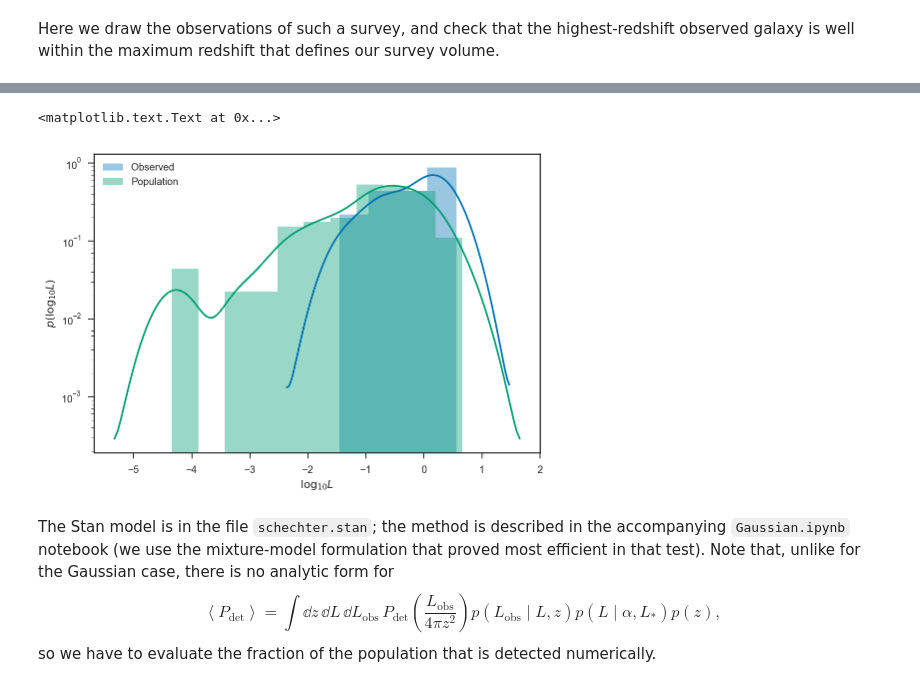
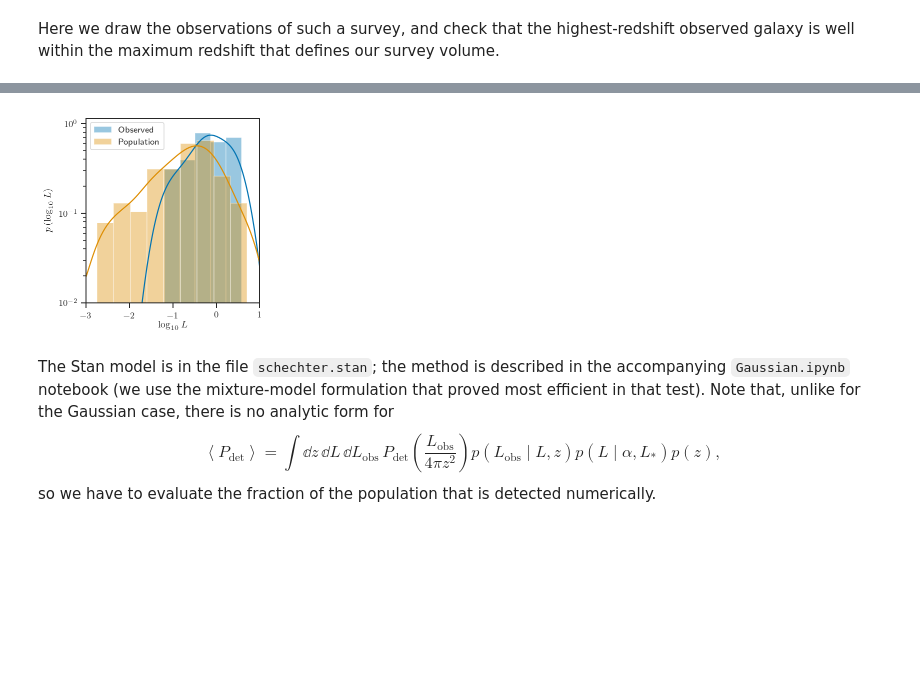
Before and after one commit to farr/SelectionExample, a Jupyter notebook: Schechter.ipynb, the cells around one changed output, grey strips where cells are left out. Saved outputs shown, nothing was run; the diff lists cells and outputs as text; code cells hidden in the pictures; blank space fills up the shorter version.

Commit message:
Re-parameterize Schechter fit for efficiency, also re-generate figures for Mandel, Farr & Gair.

```diff
--- a/Schechter.ipynb
+++ b/Schechter.ipynb
@@ -15,5 +18,5 @@ import scipy.special as sp
 Populating the interactive namespace from numpy and matplotlib
 # %%
 sns.set_style('ticks')
-sns.set_context('notebook')
+sns.set_context('paper')
 sns.set_palette('colorblind')
@@ -20,3 +25,8 @@ sns.set_palette('colorblind')
+# %%
+pts_per_inch = 72.0
+colwidth = 240.0/pts_per_inch
+mpl.rcParams['figure.figsize'] = (colwidth, colwidth)
+mpl.rcParams['text.usetex'] = True
 # %% [markdown]
 Here is a more extensive example that illustrates fitting a the parameters of a Schechter galaxy luminosity function from a flux-limited galaxy survey.
 
@@ -88,13 +98,17 @@ Found 24 galaxies and missed 80 galaxies out to z = 2.0
 # %%
 sns.distplot(log10(Ls), label="Observed")
 sns.distplot(log10(draw_luminosity(-0.5, 1.0, size=100)), label='Population')
 legend(loc='best')
 yscale('log')
 xlabel(r'$\log_{10} L$')
 ylabel(r'$p\left( \log_{10} L\right)$')
+
+axis(xmin=-3, xmax=1, ymin=1e-2)
+
+tight_layout()
+savefig('observed-true-luminosity.pdf')
 # %% [output]
-<matplotlib.text.Text at 0x...>
-[figure, old version]
+[figure, new version]
 # %% [markdown]
 The Stan model is in the file `schechter.stan`; the method is described in the accompanying `Gaussian.ipynb` notebook (we use the mixture-model formulation that proved most efficient in that test).  Note that, unlike for the Gaussian case, there is no analytic form for
 $$
```
Also changed, not shown: parts of 18 cells of this notebook, 5 other files.
